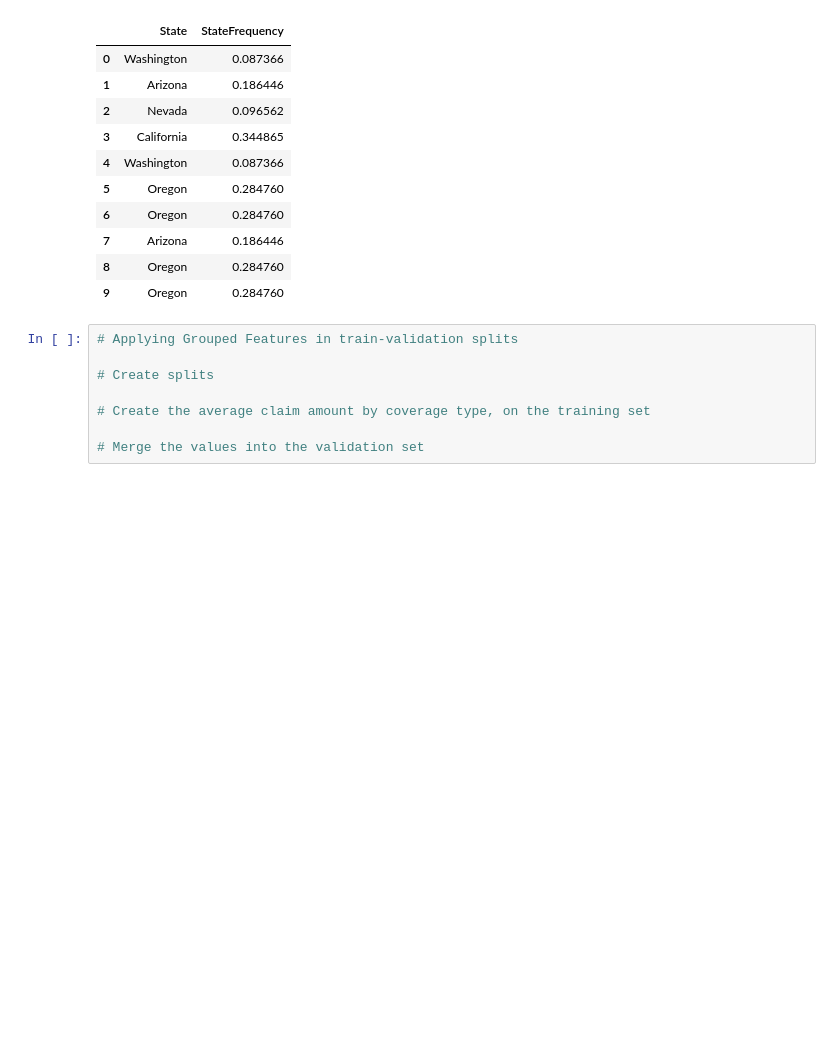
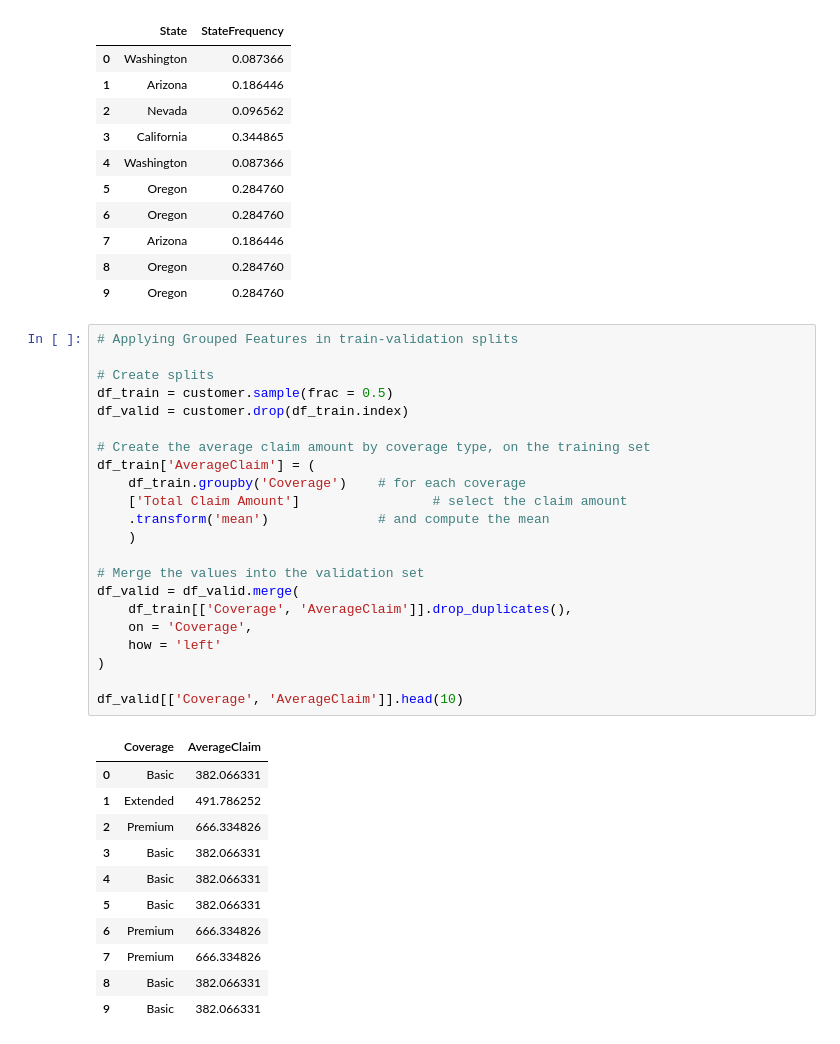
Before and after one commit to PMetcalf/scratch-pad, a Jupyter notebook: Data Science/Feature Engineering/creating_features.ipynb, the cells around one changed output. Saved outputs shown, nothing was run; the diff lists cells and outputs as text; blank space fills up the shorter version.

```diff
--- a/Data Science/Feature Engineering/creating_features.ipynb
+++ b/Data Science/Feature Engineering/creating_features.ipynb
@@ -265,8 +265,34 @@ customer[['State', 'StateFrequency']].head(10)
 # %%
 # Applying Grouped Features in train-validation splits
 
 # Create splits
+df_train = customer.sample(frac = 0.5)
+df_valid = customer.drop(df_train.index)
 
 # Create the average claim amount by coverage type, on the training set
+df_train['AverageClaim'] = (
+    df_train.groupby('Coverage')    # for each coverage
+    ['Total Claim Amount']                 # select the claim amount
+    .transform('mean')              # and compute the mean
+    )
 
 # Merge the values into the validation set
+df_valid = df_valid.merge(
+    df_train[['Coverage', 'AverageClaim']].drop_duplicates(),
+    on = 'Coverage',
+    how = 'left'
+)
+
+df_valid[['Coverage', 'AverageClaim']].head(10)
+# %% [output]
+|  | Coverage | AverageClaim |
+| 0 | Basic | 382.066331 |
+| 1 | Extended | 491.786252 |
+| 2 | Premium | 666.334826 |
+| 3 | Basic | 382.066331 |
+| 4 | Basic | 382.066331 |
+| 5 | Basic | 382.066331 |
+| 6 | Premium | 666.334826 |
+| 7 | Premium | 666.334826 |
+| 8 | Basic | 382.066331 |
+| 9 | Basic | 382.066331 |
```
